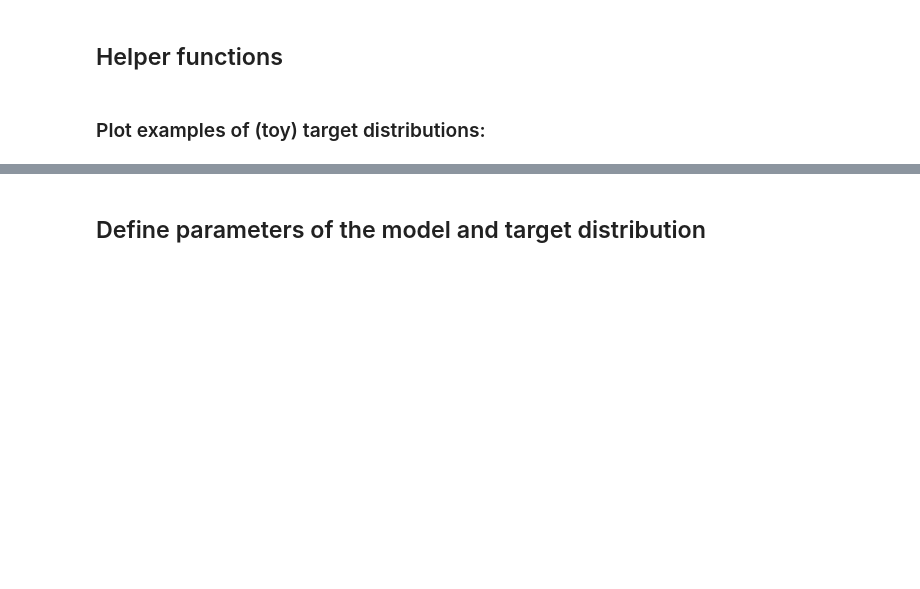
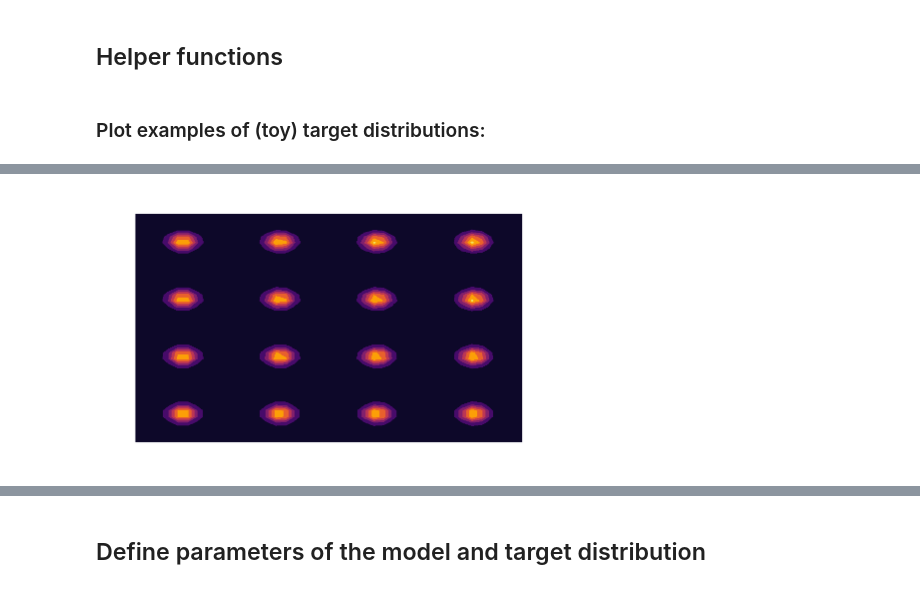
Before and after one commit to saforem2/l2hmc-qcd, a Jupyter notebook: l2hmc-qcd/notebooks/toy_distributions.ipynb, the cells around one changed output, grey strips where cells are left out. Saved outputs shown, nothing was run; the diff lists cells and outputs as text; code cells hidden in the pictures; blank space fills up the shorter version.

```diff
--- a/l2hmc-qcd/notebooks/toy_distributions.ipynb
+++ b/l2hmc-qcd/notebooks/toy_distributions.ipynb
@@ -208,0 +214,17 @@ potentials_dict.update({
+# %%
+from utils.distributions import lattice_of_gaussians
+
+glatt_target_dist, covs, mus, pis = lattice_of_gaussians(16, sigma=0.01)
+# %%
+glatt_potential = glatt_target_dist.get_energy_function()
+fig, ax = plt.subplots()
+_ = contour_potential(glatt_potential, ax=ax, title='Lattice of Gaussians')
+_ = ax.set_xlim((-0.5, 3.5))
+_ = ax.set_ylim((-0.5, 3.5))
+plt.show()
+
+potentials_dict.update({
+    'lattice_of_gaussians': glatt_potential,
+})
+# %% [output]
+[figure, added]
```
Also changed, not shown: parts of 11 cells of this notebook, 6 other files.
